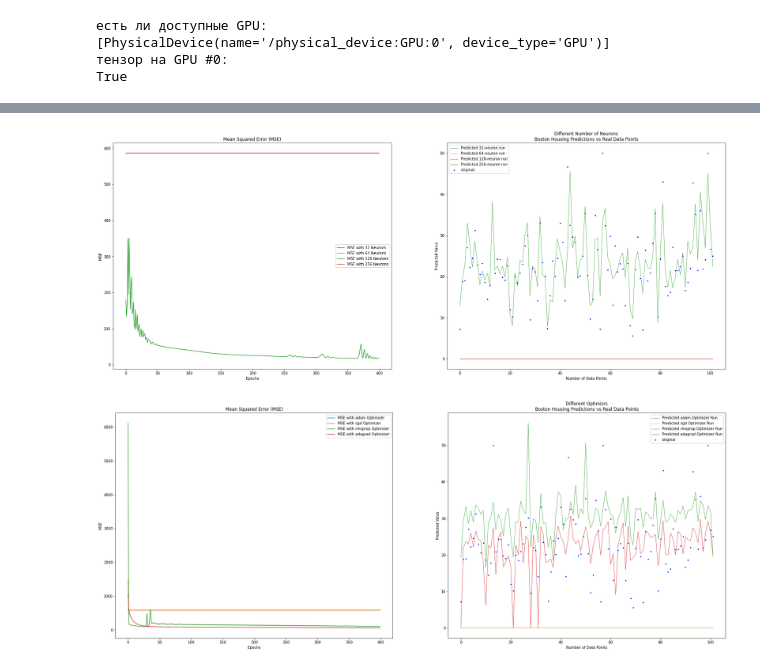
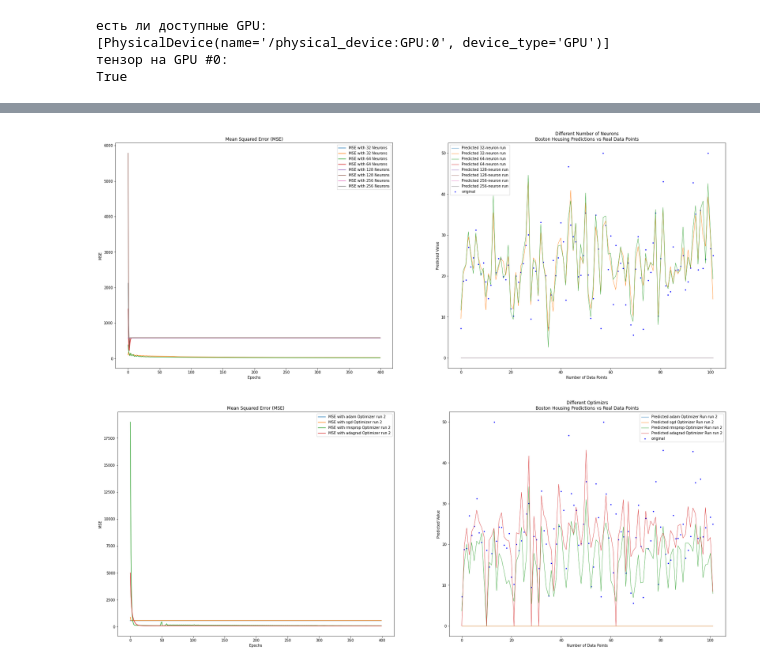
Before and after one commit to amerus/NeuralNets, a Jupyter notebook: hw3/homework3.ipynb, the cells around one changed output, grey strips where cells are left out. Saved outputs shown, nothing was run; the diff lists cells and outputs as text; code cells hidden in the pictures.

```diff
--- a/hw3/homework3.ipynb
+++ b/hw3/homework3.ipynb
@@ -85,45 +80,44 @@ plt.show()
 # %%
 import warnings
 warnings.filterwarnings('ignore')
 
 plt.figure(figsize=(30, 25))
 neurons = [32, 64, 128, 256]
 for index, value in enumerate(neurons[:]):
-  bigger_model = Sequential()
-  bigger_model.add(Dense(neurons[index], activation='relu', input_shape=(13,)))
-  bigger_model.add(Flatten())
-  try:
-    bigger_model.add(Dense(neurons[index+1], activation=tf.keras.layers.LeakyReLU(alpha=0.5)))
-  except:
-    bigger_model.add(Dense(neurons[index], activation=tf.keras.layers.LeakyReLU(alpha=0.5)))
-  bigger_model.add(Dense(1, activation='relu'))
+  for i in range(1,3):
+    bigger_model = Sequential()
+    bigger_model.add(Dense(neurons[index], activation='relu', input_shape=(13,)))
+    bigger_model.add(Flatten())
+    try:
+      bigger_model.add(Dense(neurons[index+1], activation=tf.keras.layers.LeakyReLU(alpha=0.5)))
+    except:
+      bigger_model.add(Dense(neurons[index], activation=tf.keras.layers.LeakyReLU(alpha=0.5)))
+    bigger_model.add(Dense(1, activation='relu'))
 
-  bigger_model.compile(optimizer='adam',
-                      loss='mse',
-                      metrics=['mse'])
+    bigger_model.compile(optimizer='adam', loss='mse', metrics=['mse'])
 
-  bigger_history = bigger_model.fit(X_train, y_train, batch_size=1000, epochs=400, verbose=False)
-  ypred = bigger_model.predict(X_test)
+    bigger_history = bigger_model.fit(X_train, y_train, batch_size=1000, epochs=400, verbose=False)
+    ypred = bigger_model.predict(X_test)
 
-  accuracy[str(neurons[index])+" neurons"] = bigger_history.history["mse"][np.argmin(bigger_history.history["mse"])]
+    accuracy[str(neurons[index])+" neurons"] = bigger_history.history["mse"][np.argmin(bigger_history.history["mse"])]
 
-  x_ax = range(len(ypred))
-  plt.subplot(2,2,1)
-  plt.plot(bigger_history.history['mse'], label='MSE with '+str(value)+ ' Neurons')
-  plt.title("Mean Squared Error (MSE)")
-  plt.xlabel("Epochs")
-  plt.ylabel("MSE")
-  plt.legend()
-  plt.subplot(2,2,2)
-  plt.plot(x_ax, ypred, lw=0.8, label="Predicted "+str(value)+"-neuron run")
-  plt.title("Different Number of Neurons\nBoston Housing Predictions vs Real Data Points")
-  plt.xlabel("Number of Data Points")
-  plt.ylabel("Predicted Value")
+    x_ax = range(len(ypred))
+    plt.subplot(2,2,1)
+    plt.plot(bigger_history.history['mse'], label='MSE with '+str(value)+ ' Neurons')
+    plt.title("Mean Squared Error (MSE)")
+    plt.xlabel("Epochs")
+    plt.ylabel("MSE")
+    plt.legend()
+    plt.subplot(2,2,2)
+    plt.plot(x_ax, ypred, lw=0.8, label="Predicted "+str(value)+"-neuron run")
+    plt.title("Different Number of Neurons\nBoston Housing Predictions vs Real Data Points")
+    plt.xlabel("Number of Data Points")
+    plt.ylabel("Predicted Value")
 plt.scatter(x_ax, y_test, s=5, color="blue", label="original")
 plt.legend()
 plt.show()
 # %% [output]
-[figure, old version]
+[figure, new version]
 # %%
 import warnings
 warnings.filterwarnings('ignore')
@@ -144,17 +138,17 @@ for optimizer in optimizers:
   bigger_history = bigger_model.fit(X_train, y_train, batch_size=1000, epochs=400, verbose=False)
   ypred = bigger_model.predict(X_test)
 
-  accuracy[optimizer+" optimizer"] = bigger_history.history["mse"][np.argmin(bigger_history.history["mse"])]
+  accuracy[optimizer+" optimizer "+"run "+str(i)] = bigger_history.history["mse"][np.argmin(bigger_history.history["mse"])]
 
   x_ax = range(len(ypred))
   plt.subplot(2,2,1)
-  plt.plot(bigger_history.history['mse'], label='MSE with '+str(optimizer)+ ' Optimizer')
+  plt.plot(bigger_history.history['mse'], label='MSE with '+str(optimizer)+ ' Optimizer '+"run "+str(i))
   plt.title("Mean Squared Error (MSE)")
   plt.xlabel("Epochs")
   plt.ylabel("MSE")
   plt.legend()
   plt.subplot(2,2,2)
-  plt.plot(x_ax, ypred, lw=0.8, label="Predicted "+str(optimizer)+" Optimizer Run")
+  plt.plot(x_ax, ypred, lw=0.8, label="Predicted "+str(optimizer)+" Optimizer Run "+"run "+str(i))
   plt.title("Different Optimizrs\nBoston Housing Predictions vs Real Data Points")
   plt.xlabel("Number of Data Points")
   plt.ylabel("Predicted Value")
@@ -162,4 +156,4 @@ plt.scatter(x_ax, y_test, s=5, color="blue", label="original")
 plt.legend()
 plt.show()
 # %% [output]
-[figure, old version]
+[figure, new version]
```
Also changed, not shown: parts of 6 cells of this notebook.
